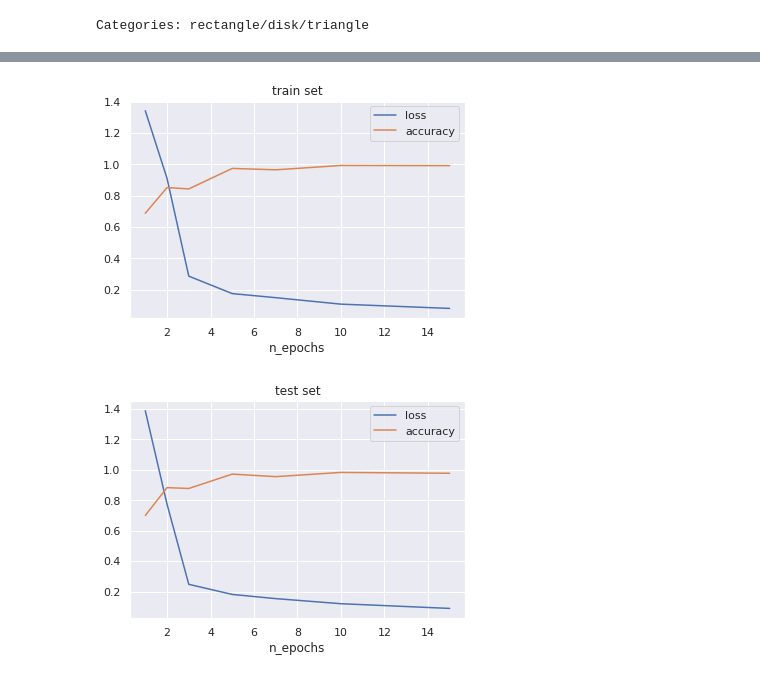
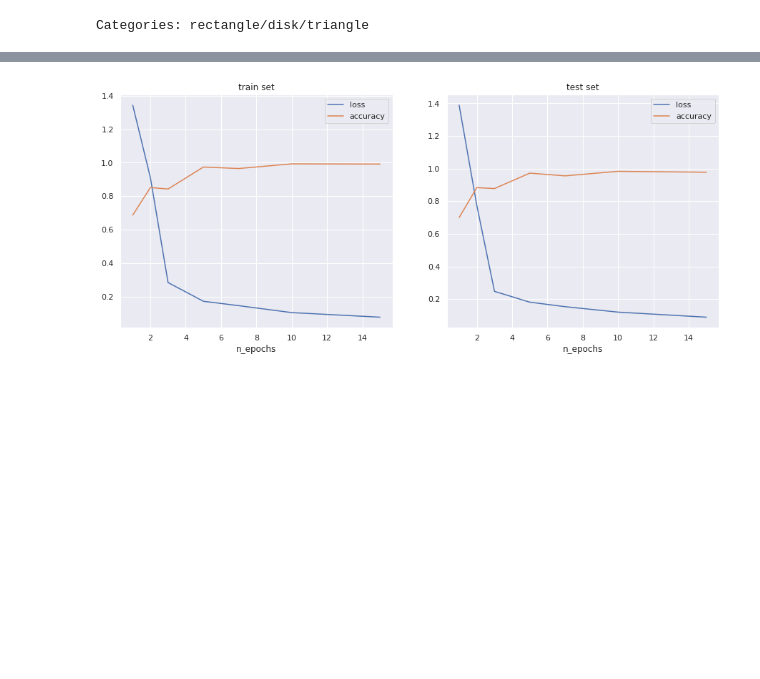
Before and after one commit to lgerrets/dl18-hw1, a Jupyter notebook: report.ipynb, the cells around one changed output, grey strips where cells are left out. Cells and saved outputs as stored; diff of their text form; code cells hidden in the pictures; blank space fills up the shorter version.

```diff
--- a/report.ipynb
+++ b/report.ipynb
@@ -58,6 +58,6 @@ model.compile(optimizer=keras.optimizers.Adam(),
               loss=keras.losses.categorical_crossentropy,
               metrics=[keras.metrics.categorical_accuracy])
 # %%
-model.fit(x=X_train,y=Y_train,epochs=1,batch_size=32,verbose=0)
+model.fit(x=X_train,y=Y_train,epochs=15,batch_size=32,verbose=0)
 model.evaluate(X_test,Y_test)
 # %% [output]
@@ -97,20 +97,23 @@ for it_epochs,epochs in enumerate(tqdm(n_epochs_s)): # test different number of
 # %% [output]
 [interactive output not drawn]
 # %%
-plt.figure(1) # plot stats for train set
+sns.set(style='darkgrid')
+
+plt.figure(figsize=(15,6))
+
+plt.subplot(1,2,1) # plot stats for train set
 plt.plot(n_epochs_s,record_loss[0,:,:].mean(axis=1),label='loss')
 plt.plot(n_epochs_s,record_acc[0,:,:].mean(axis=1),label='accuracy')
 plt.xlabel('n_epochs')
 plt.title('train set')
 plt.legend()
 
-plt.figure(2) # plot stats for test set
+plt.subplot(1,2,2) # plot stats for test set
 plt.plot(n_epochs_s,record_loss[1,:,:].mean(axis=1),label='loss')
 plt.plot(n_epochs_s,record_acc[1,:,:].mean(axis=1),label='accuracy')
 plt.xlabel('n_epochs')
 plt.legend()
 plt.title('test set')
 plt.show()
 # %% [output]
-[figure, old version]
+[figure, new version]
-[figure, removed]
```
Also changed, not shown: parts of 6 cells of this notebook, 1 other file.
